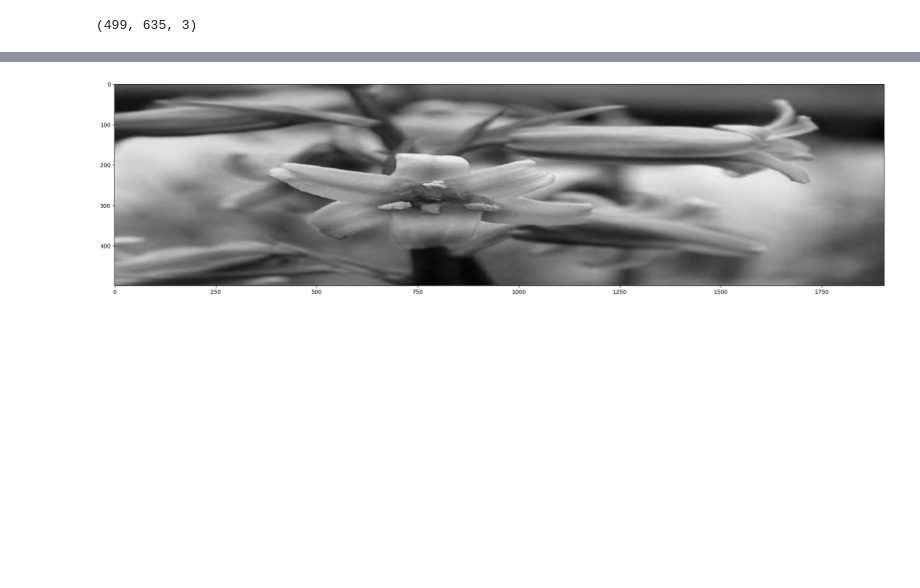
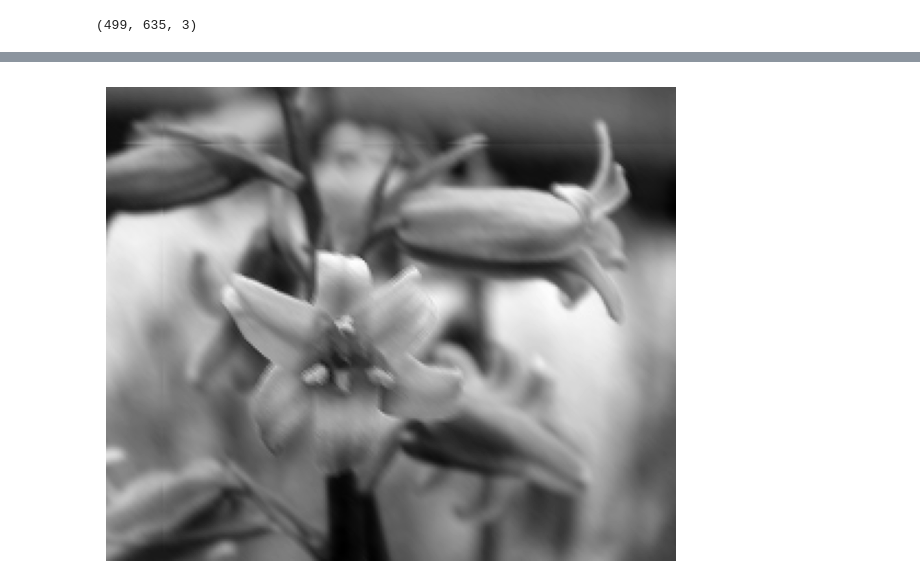
Before and after one commit to amirho3einsedaghati/pyimkernel, a Jupyter notebook: examples/Image Kernels.ipynb, the cells around one changed output, grey strips where cells are left out. Drawn from its saved outputs; the diff is of its cells as text; code cells hidden in the pictures; blank space fills up the shorter version.

```diff
--- a/examples/Image Kernels.ipynb
+++ b/examples/Image Kernels.ipynb
@@ -56,5 +56,5 @@ imkernel.imshow(image1.reshape(image1.shape[0], -1), cmap='gray', figsize=(20, 1
 # %%
-imkernel.imshow(image=imkernel.apply_filter_on_color_img(image1, kernel_name='motion blur', with_resize=False),
-                figsize=(20, 10), cmap=plt.cm.gray)
+blurred_image = imkernel.apply_filter_on_color_img(image1, kernel_name='motion blur', with_resize=True)
+imkernel.imshow(image=blurred_image, figsize=(6, 6), cmap=plt.cm.gray)
 # %% [output]
-[figure, old version]
+[figure, new version]
```
Also changed, not shown: parts of 7 cells of this notebook.
